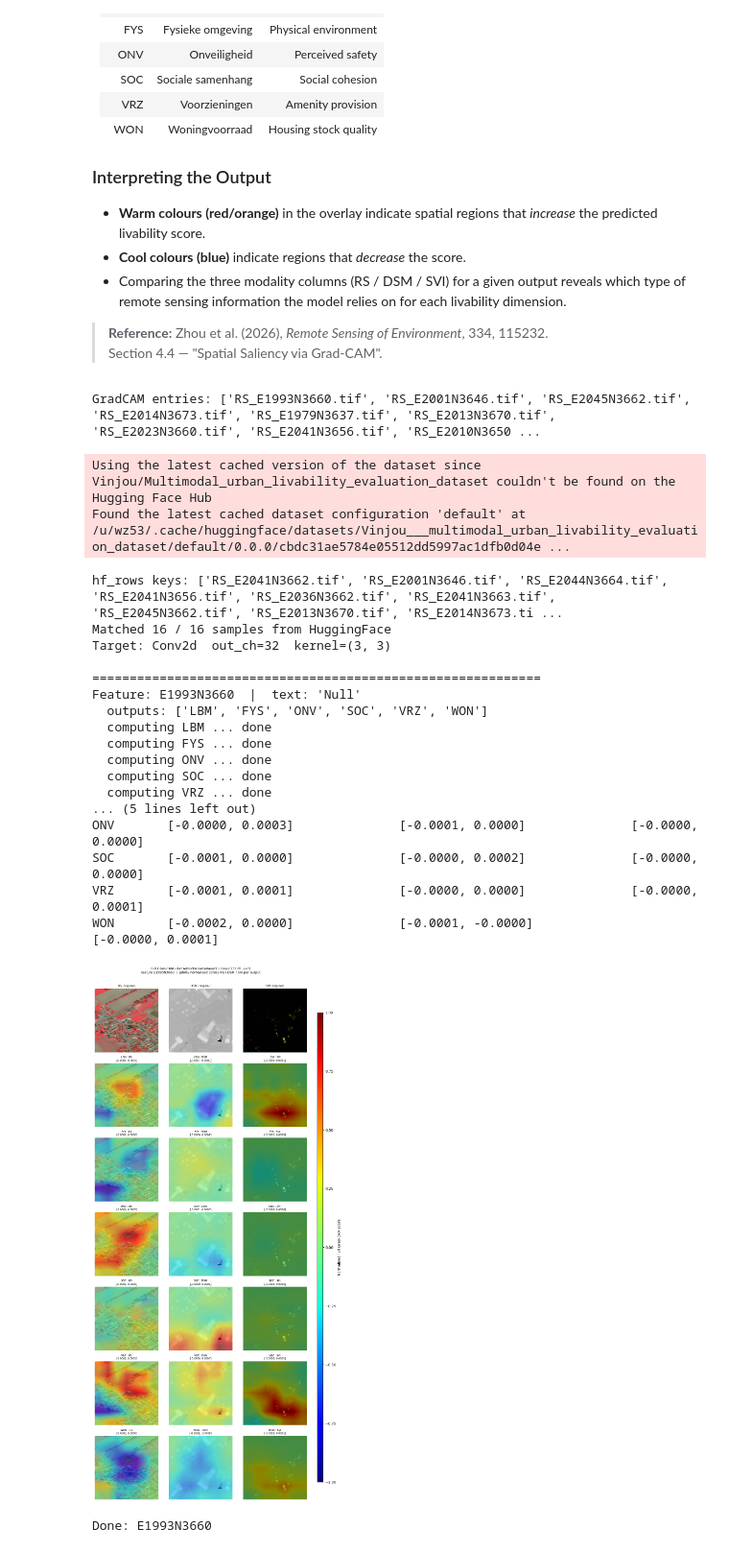
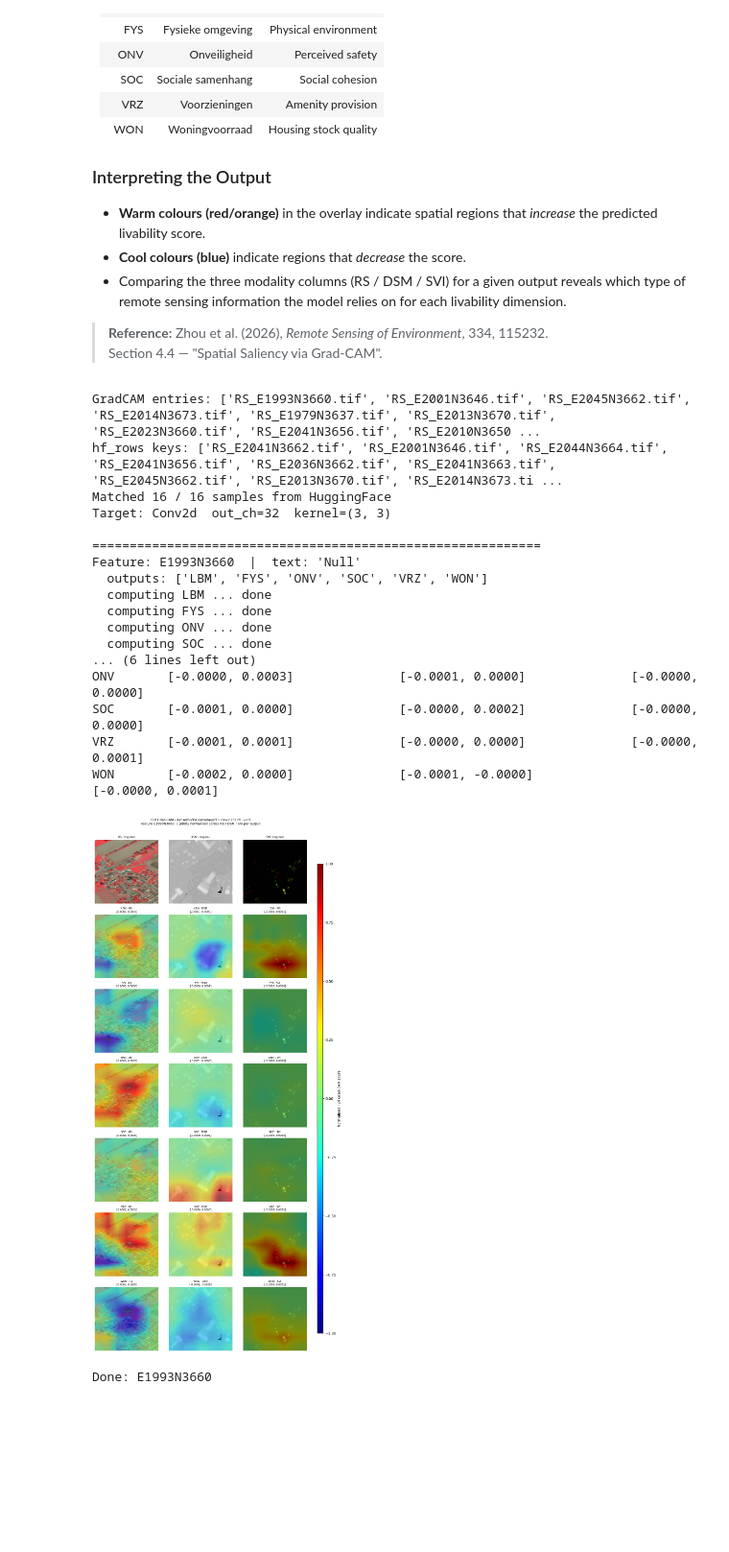
Before and after one commit to VienJou/Multimodal-multi-task-urban-livability-evaluation, a Jupyter notebook: Livability_evaluation_baseline_EN_Clean_v5.ipynb, the cells around one changed output. Shown at 96% size. Drawn from its saved outputs; the diff is of its cells as text; code cells hidden in the pictures; blank space fills up the shorter version.

Commit message:
update: revise Livability_evaluation_baseline_EN_Clean_v5 notebook
Co-Authored-By: Claude Sonnet 4.6 <noreply@anthropic.com>

```diff
--- a/Livability_evaluation_baseline_EN_Clean_v5.ipynb
+++ b/Livability_evaluation_baseline_EN_Clean_v5.ipynb
@@ -2187,7 +2150,7 @@ from MMBT_liva.mmbt_utils_liva_0318 import (
 )
 
 # ── Load GradCAM.json ─────────────────────────────────────────────────────────
-GRADCAM_JSON = "/u/wz53/Livability_evaluation_baseline/json/Livability_test_Beesel_16samples.json"
+GRADCAM_JSON = "json/Livability_test_Beesel_16samples.json"
 
 gradcam_entries = []
 with open(GRADCAM_JSON) as _f:
@@ -2375,52 +2338,49 @@ for entry in gradcam_entries[:1]:  # only first entry in GradCAM.json
     if n_rows == 1:
         axes = axes[np.newaxis, :]
     fig.suptitle(
         f"Full Grad-CAM - denseblock4.denselayer16.conv2 (32 ch, 7x7)\n"
         f"Feature {fid}  |  jointly normalised across RS / DSM / SVI per output",
         fontsize=9, y=1.005
     )
 
     for col, m_name in enumerate(MODAL_NAMES):
         axes[0, col].imshow(_to_display(sample['raw'][m_name]))
         axes[0, col].set_title(f"{m_name} (original)", fontsize=8)
         axes[0, col].axis('off')
 
     for row, out_name in enumerate(OUTPUT_NAMES_SEL, start=1):
         raw_cams  = [all_cams[out_name][m] for m in MODAL_NAMES]
         scale     = max(max(abs(c.min()), abs(c.max())) for c in raw_cams) + 1e-8
         norm_cams = [c / scale for c in raw_cams]
         for col, (m_name, cam_n) in enumerate(zip(MODAL_NAMES, norm_cams)):
             c_raw = raw_cams[col]
             _overlay(axes[row, col], sample['raw'][m_name], cam_n,
                      f"{out_name} - {m_name}\n[{c_raw.min():.4f}, {c_raw.max():.4f}]")
 
     cbar_ax = fig.add_axes([1.01, 0.04, 0.025, 0.88])
     sm = plt.cm.ScalarMappable(cmap='jet', norm=plt.Normalize(vmin=-1, vmax=1))
     sm.set_array([])
-    fig.colorbar(sm, cax=cbar_ax, label='Normalised Full Grad-CAM score')
+    fig.colorbar(sm, cax=cbar_ax, label="Normalised Full Grad-CAM score")
     plt.tight_layout()
     plt.show()
     print(f"Done: {fid}")
 # %% [output]
 GradCAM entries: ['RS_E1993N3660.tif', 'RS_E2001N3646.tif', 'RS_E2045N3662.tif', 'RS_E2014N3673.tif', 'RS_E1979N3637.tif', 'RS_E2013N3670.tif', 'RS_E2023N3660.tif', 'RS_E2041N3656.tif', 'RS_E2010N3650 ...
+hf_rows keys: ['RS_E2041N3662.tif', 'RS_E2001N3646.tif', 'RS_E2044N3664.tif', 'RS_E2041N3656.tif', 'RS_E2036N3662.tif', 'RS_E2041N3663.tif', 'RS_E2045N3662.tif', 'RS_E2013N3670.tif', 'RS_E2014N3673.ti ...
+Matched 16 / 16 samples from HuggingFace
+Target: Conv2d  out_ch=32  kernel=(3, 3)
+
+============================================================
+Feature: E1993N3660  |  text: 'Null'
+  outputs: ['LBM', 'FYS', 'ONV', 'SOC', 'VRZ', 'WON']
+  computing LBM ... done
+  computing FYS ... done
+  computing ONV ... done
+  computing SOC ... done
+... (6 lines left out)
+ONV       [-0.0000, 0.0003]              [-0.0001, 0.0000]              [-0.0000, 0.0000]
+SOC       [-0.0001, 0.0000]              [-0.0000, 0.0002]              [-0.0000, 0.0000]
+VRZ       [-0.0001, 0.0001]              [-0.0000, 0.0000]              [-0.0000, 0.0001]
+WON       [-0.0002, 0.0000]              [-0.0001, -0.0000]              [-0.0000, 0.0001]
+[figure]
-Using the latest cached version of the dataset since Vinjou/Multimodal_urban_livability_evaluation_dataset couldn't be found on the Hugging Face Hub
-Found the latest cached dataset configuration 'default' at /u/wz53/.cache/huggingface/datasets/Vinjou___multimodal_urban_livability_evaluation_dataset/default/0.0.0/cbdc31ae5784e05512dd5997ac1dfb0d04e ...
+Done: E1993N3660
-hf_rows keys: ['RS_E2041N3662.tif', 'RS_E2001N3646.tif', 'RS_E2044N3664.tif', 'RS_E2041N3656.tif', 'RS_E2036N3662.tif', 'RS_E2041N3663.tif', 'RS_E2045N3662.tif', 'RS_E2013N3670.tif', 'RS_E2014N3673.ti ...
-Matched 16 / 16 samples from HuggingFace
-Target: Conv2d  out_ch=32  kernel=(3, 3)
-
-============================================================
-Feature: E1993N3660  |  text: 'Null'
-  outputs: ['LBM', 'FYS', 'ONV', 'SOC', 'VRZ', 'WON']
-  computing LBM ... done
-  computing FYS ... done
-  computing ONV ... done
-  computing SOC ... done
-  computing VRZ ... done
-... (5 lines left out)
-ONV       [-0.0000, 0.0003]              [-0.0001, 0.0000]              [-0.0000, 0.0000]
-SOC       [-0.0001, 0.0000]              [-0.0000, 0.0002]              [-0.0000, 0.0000]
-VRZ       [-0.0001, 0.0001]              [-0.0000, 0.0000]              [-0.0000, 0.0001]
-WON       [-0.0002, 0.0000]              [-0.0001, -0.0000]              [-0.0000, 0.0001]
-[figure]
-Done: E1993N3660
```
Also changed, not shown: parts of 14 cells of this notebook.
